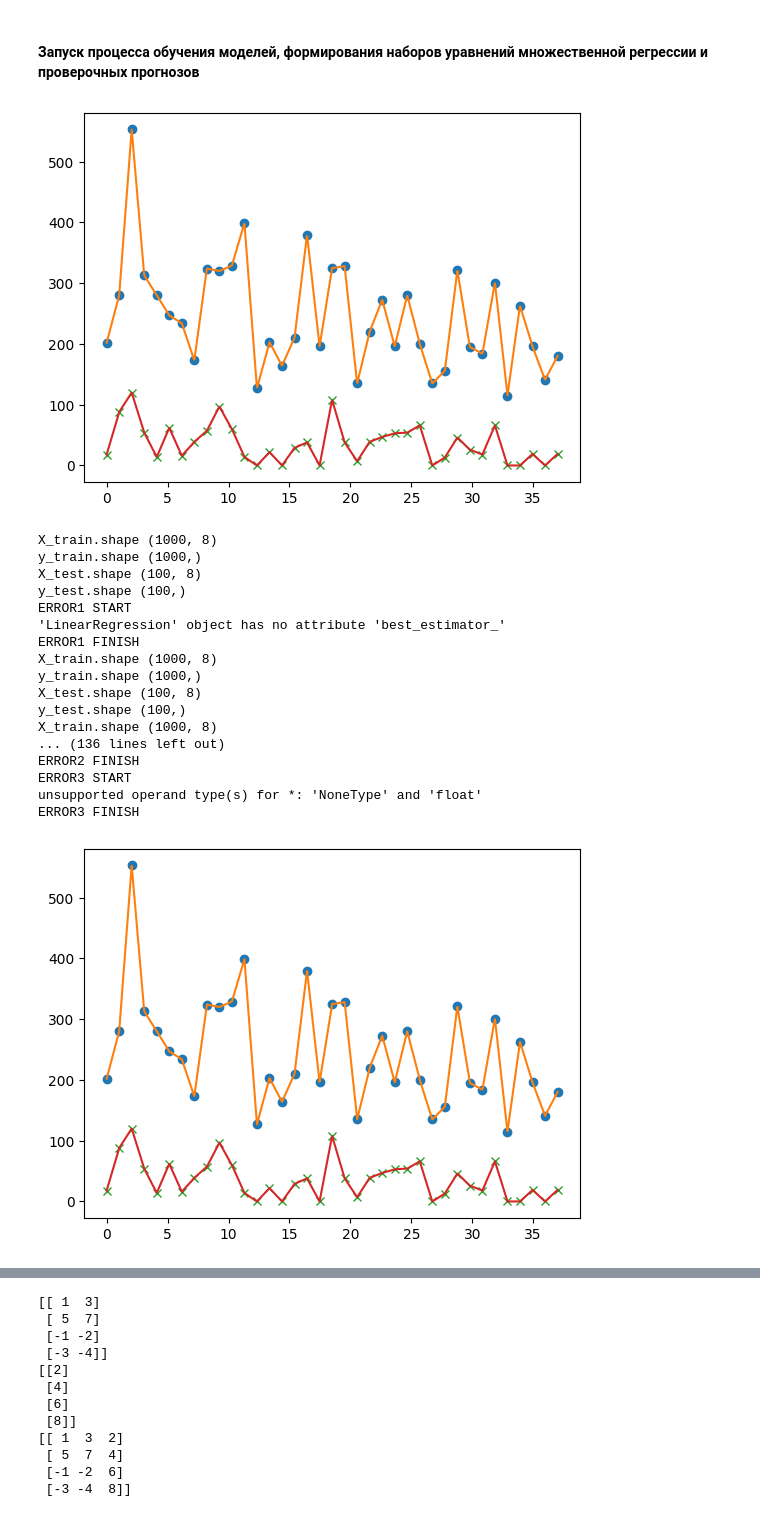
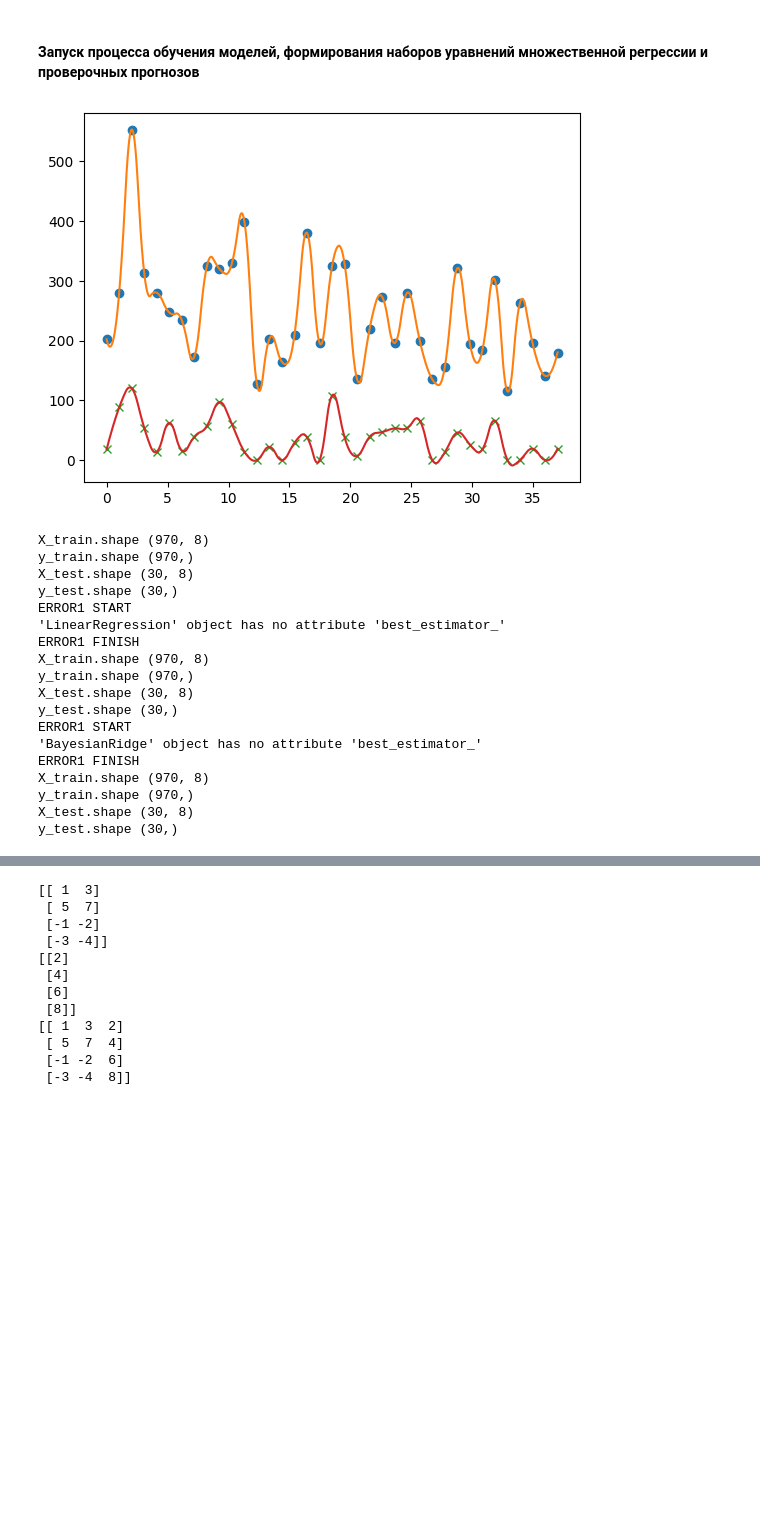
Before and after one commit to ruslanatsabryk/pkogo, a Jupyter notebook: models-v7-1.4.1stage.ipynb, the cells around one changed output, grey strips where cells are left out. Drawn from its saved outputs; the diff is of its cells as text; code cells hidden in the pictures; blank space fills up the shorter version.

```diff
--- a/models-v7-1.4.1stage.ipynb
+++ b/models-v7-1.4.1stage.ipynb
@@ -173,7 +173,7 @@ def write_dataset_csv(dataset, dataset_name, fieldnames, pr_group):
 # %%
 def write_experiment_csv(dataset, fieldnames, filename):
     fpath = f'results/{filename}.csv'
-    with open(fpath, 'a', newline='') as csvfile: #, encoding='cp1251'
+    with open(fpath, 'w', newline='') as csvfile: #, encoding='cp1251'
 
         writer = csv.DictWriter(csvfile, fieldnames=fieldnames,
                                 delimiter=';', extrasaction='ignore')
@@ -1042,52 +1026,52 @@ exp_fieldnames = [
         'Criterion',
         'Correlation',
         'Pm',
         'R2',
 
 
         'Augmentation',
         'Data size',
         'Normalization',
         'Equation',
     ]
 
 experiments = [
 
-    compare_models(pr_group=0, n_test=100, norms=True, top_best=top_best, aug_n=1100, aug_pow=1, grid_search=True, scaler='none', verify_forecast=False),
-    compare_models(pr_group=0, n_test=200, norms=True, top_best=top_best, aug_n=2200, aug_pow=1, grid_search=True, scaler='none', verify_forecast=False),
-    compare_models(pr_group=0, n_test=500, norms=True, top_best=top_best, aug_n=5500, aug_pow=1, grid_search=True, scaler='none', verify_forecast=False),
+    compare_models(pr_group=0, n_test=30, norms=True, top_best=top_best, aug_n=1000, aug_pow=2, grid_search=True, scaler='none', verify_forecast=False),
+    # compare_models(pr_group=0, n_test=70, norms=True, top_best=top_best, aug_n=770, aug_pow=1, grid_search=True, scaler='none', verify_forecast=False),
+    # compare_models(pr_group=0, n_test=150, norms=True, top_best=top_best, aug_n=1650, aug_pow=1, grid_search=True, scaler='none', verify_forecast=False),
     # compare_models(pr_group=0, n_test=100, norms=True, top_best=top_best, aug_n=1000, aug_pow=2, grid_search=True, scaler='none', verify_forecast=False),
     # compare_models(pr_group=0, n_test=100, norms=True, top_best=top_best, aug_n=1000, aug_pow=3, grid_search=True, scaler='none', verify_forecast=False),
     # compare_models(pr_group=0, n_test=100, norms=True, top_best=top_best, aug_n=1000, aug_pow=4, grid_search=True, scaler='none', verify_forecast=False),
 ]
 
 exp_results = []
 for ds in experiments:
     #print(ds)
     for k, v in ds.items():
         exp_results.extend(v)
 
 exp_results.sort(
     key=lambda row: (row['Dataset_name'], -row['R2'])
 )
 write_experiment_csv(exp_results, exp_fieldnames, 'experiment')
 # %% [output]
-[figure, old version]
+[figure, new version]
-X_train.shape (1000, 8)
-y_train.shape (1000,)
-X_test.shape (100, 8)
-y_test.shape (100,)
+X_train.shape (970, 8)
+y_train.shape (970,)
+X_test.shape (30, 8)
+y_test.shape (30,)
 ERROR1 START
 'LinearRegression' object has no attribute 'best_estimator_'
 ERROR1 FINISH
-X_train.shape (1000, 8)
-y_train.shape (1000,)
-X_test.shape (100, 8)
-y_test.shape (100,)
-X_train.shape (1000, 8)
-... (136 lines left out)
-ERROR2 FINISH
-ERROR3 START
-unsupported operand type(s) for *: 'NoneType' and 'float'
-ERROR3 FINISH
+X_train.shape (970, 8)
+y_train.shape (970,)
+X_test.shape (30, 8)
+y_test.shape (30,)
+ERROR1 START
+'BayesianRidge' object has no attribute 'best_estimator_'
+ERROR1 FINISH
+X_train.shape (970, 8)
+y_train.shape (970,)
+X_test.shape (30, 8)
+y_test.shape (30,)
-[figure, removed]
```
Also changed, not shown: parts of 4 cells of this notebook, 7 other files.
